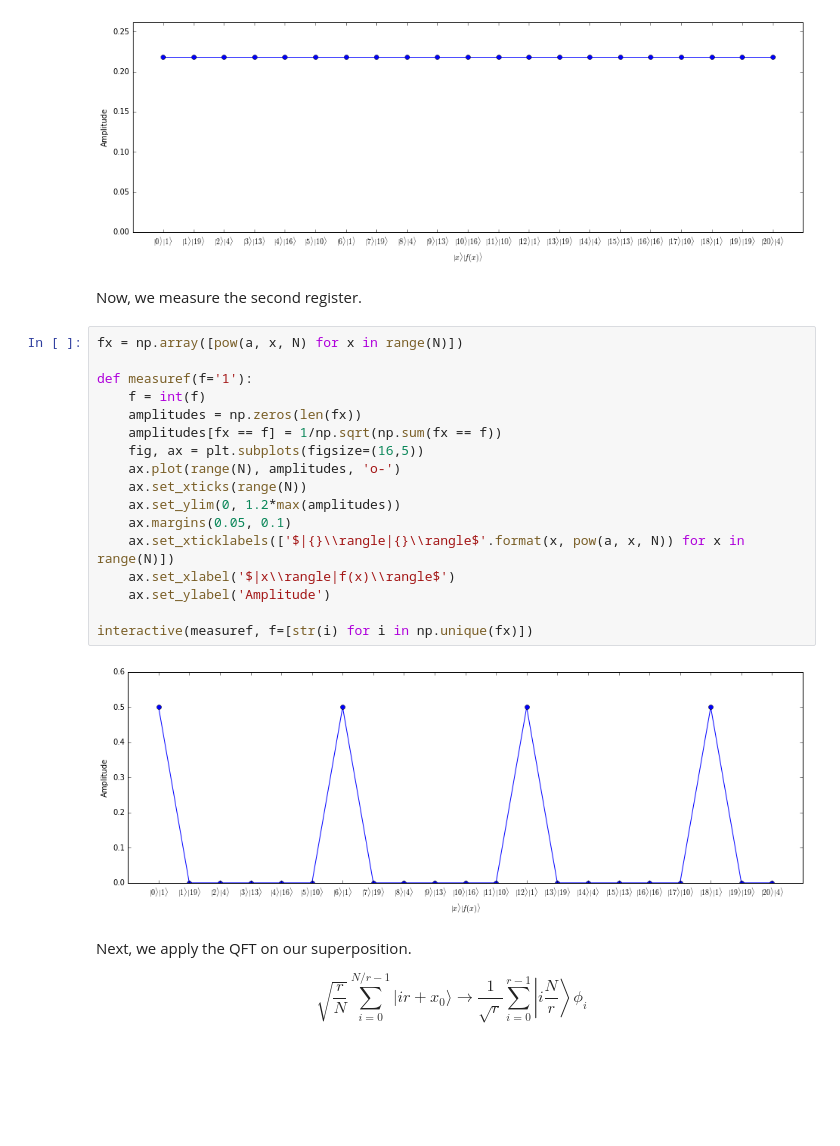
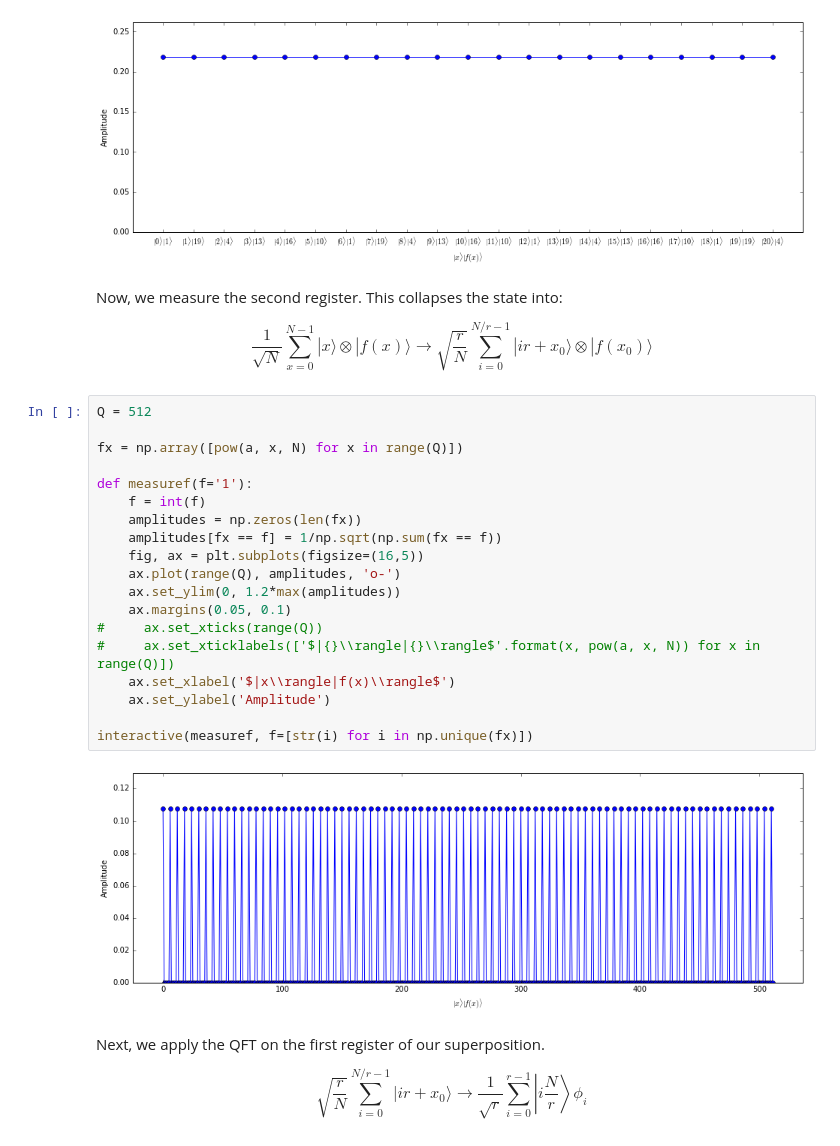
Before and after one commit to sbarratt/quantum-project, a Jupyter notebook: Shors.ipynb, the cells around one changed output. Drawn from its saved outputs; the diff is of its cells as text; blank space fills up the shorter version.

```diff
--- a/Shors.ipynb
+++ b/Shors.ipynb
@@ -108,30 +110,40 @@ ax.set_xlabel('$|x\\rangle|f(x)\\rangle$')
 _ = ax.set_ylabel('Amplitude')
 # %% [output]
 [figure]
-# %% [markdown]
-Now, we measure the second register.
+# %% [markdown]
+Now, we measure the second register. This collapses the state into:
+
+\begin{equation}
+\frac{1}{\sqrt{N}} \sum\limits_{x=0}^{N-1} |x\rangle \otimes |f(x)\rangle
+\longrightarrow
+\sqrt{\frac{r}{N}} \sum\limits_{i=0}^{N/r-1} |ir+x_0\rangle \otimes |f(x_0)\rangle
+\end{equation}
 # %%
-fx = np.array([pow(a, x, N) for x in range(N)])
+Q = 512
+
+fx = np.array([pow(a, x, N) for x in range(Q)])
 
 def measuref(f='1'):
     f = int(f)
     amplitudes = np.zeros(len(fx))
     amplitudes[fx == f] = 1/np.sqrt(np.sum(fx == f))
     fig, ax = plt.subplots(figsize=(16,5))
-    ax.plot(range(N), amplitudes, 'o-')
-    ax.set_xticks(range(N))
+    ax.plot(range(Q), amplitudes, 'o-')
     ax.set_ylim(0, 1.2*max(amplitudes))
     ax.margins(0.05, 0.1)
-    ax.set_xticklabels(['$|{}\\rangle|{}\\rangle$'.format(x, pow(a, x, N)) for x in range(N)])
+#     ax.set_xticks(range(Q))
+#     ax.set_xticklabels(['$|{}\\rangle|{}\\rangle$'.format(x, pow(a, x, N)) for x in range(Q)])
     ax.set_xlabel('$|x\\rangle|f(x)\\rangle$')
     ax.set_ylabel('Amplitude')
 
 interactive(measuref, f=[str(i) for i in np.unique(fx)])
 # %% [output]
-[figure, old version]
+[figure, new version]
 # %% [markdown]
-Next, we apply the QFT on our superposition.
+Next, we apply the QFT on the first register of our superposition.
 
 \begin{equation}
-\sqrt{\frac{r}{N}} \sum\limits_{i=0}^{N/r-1} |ir+x_0\rangle \longrightarrow \frac{1}{\sqrt{r}} \sum\limits_{i=0}^{r-1} \left|i\frac{N}{r}\right\rangle \phi_i
+\sqrt{\frac{r}{N}} \sum\limits_{i=0}^{N/r-1} |ir+x_0\rangle
+\longrightarrow
+\frac{1}{\sqrt{r}} \sum\limits_{i=0}^{r-1} \left|i\frac{N}{r}\right\rangle \phi_i
 \end{equation}
```
Also changed, not shown: parts of 6 cells of this notebook.
